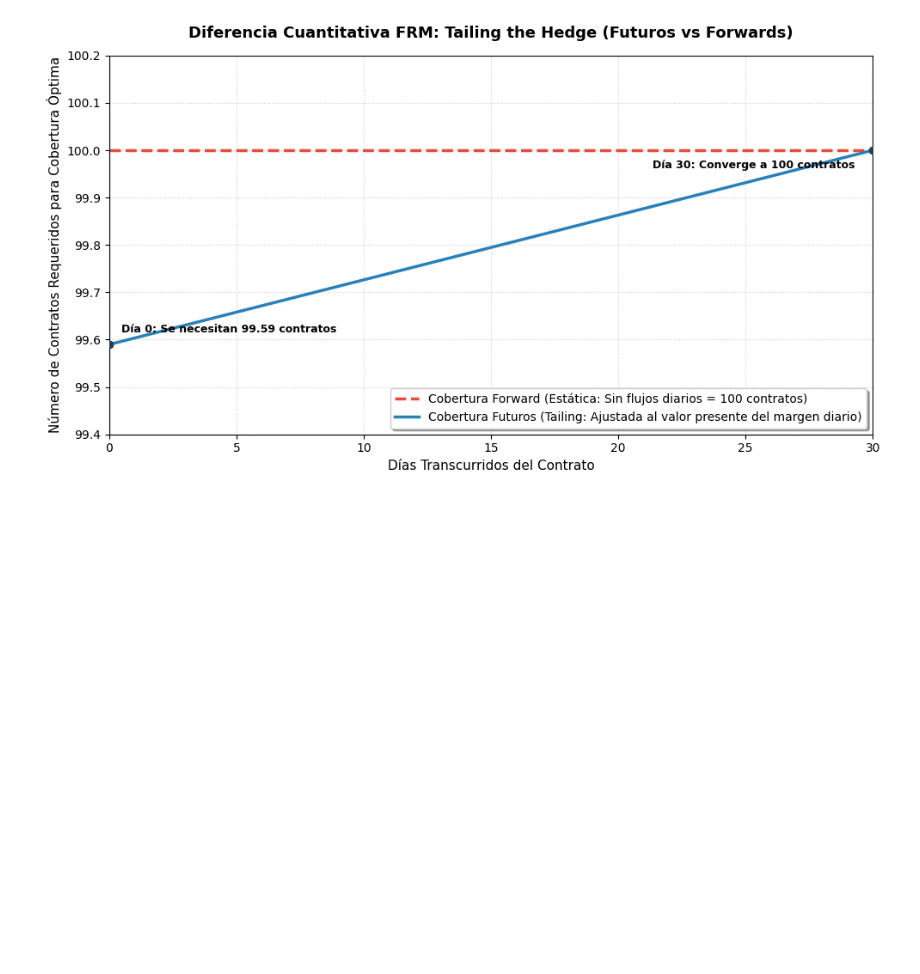
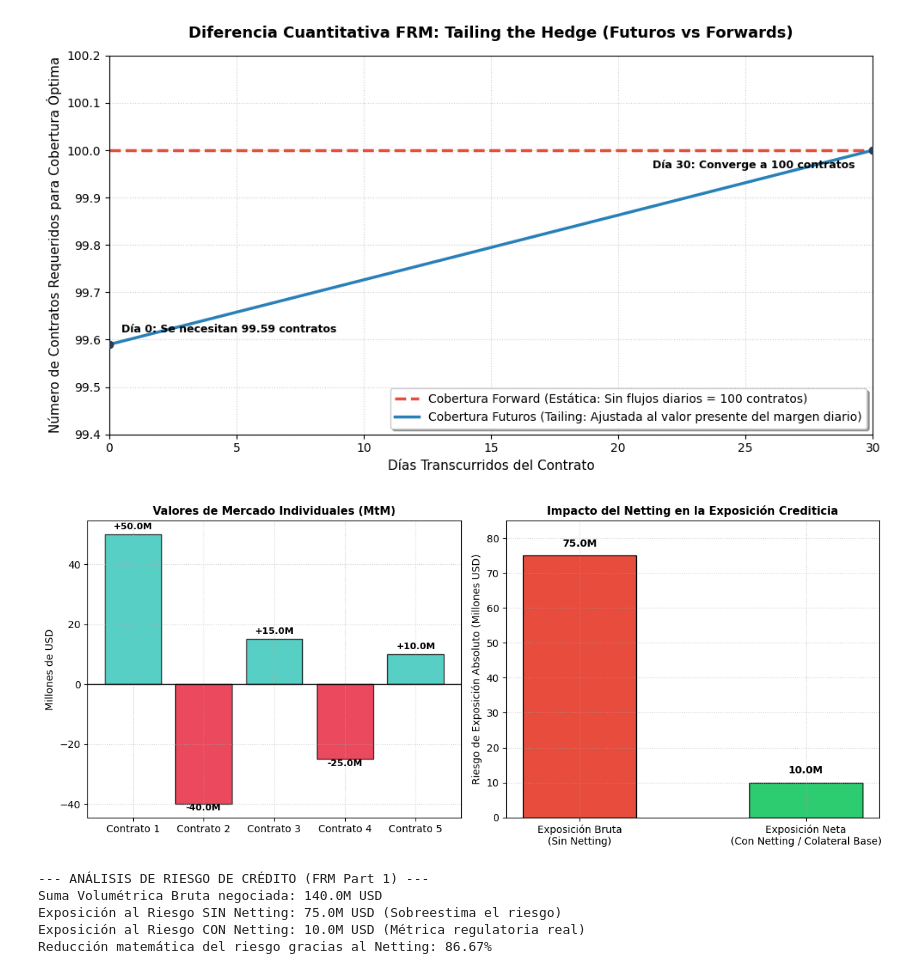
Before and after one commit to ADRIANVM117/quant-research-notes, a Jupyter notebook: financial_markets_and_prducts/exchanges_and_otc_markets.ipynb, the cells around one changed output. Cells and saved outputs as stored; diff of their text form; code cells hidden in the pictures; blank space fills up the shorter version.

```diff
--- a/financial_markets_and_prducts/exchanges_and_otc_markets.ipynb
+++ b/financial_markets_and_prducts/exchanges_and_otc_markets.ipynb
@@ -62,3 +62,76 @@ plt.tight_layout()
 plt.show()
 # %% [output]
 [figure]
+# %%
+import numpy as np
+import matplotlib.pyplot as plt
+
+# --- 1. DEFINICIÓN DE LA CARTERA DE DERIVADOS (Banco X con Banco Y) ---
+# Valores de mercado actuales (Mark-to-Market) de 5 contratos OTC para el Banco X.
+# Valores positivos: El Banco Y le debe al Banco X.
+# Valores negativos: El Banco X le debe al Banco Y.
+valores_contratos = np.array([50.0, -40.0, 15.0, -25.0, 10.0]) # Cifras en Millones USD
+nombres_contratos = [f'Contrato {i+1}' for i in range(len(valores_contratos))]
+
+# --- 2. CÁLCULO DE EXPOSICIÓN SIN NETTING (Enfoque Bruto Contractual) ---
+# Sin netting, los contratos negativos NO compensan a los positivos.
+# El riesgo se calcula individualmente: si es positivo sumamos el riesgo, si es negativo el riesgo es 0.
+exposiciones_individuales = np.maximum(valores_contratos, 0)
+exposicion_bruta_total = np.sum(exposiciones_individuales)
+
+# --- 3. CÁLCULO DE EXPOSICIÓN CON NETTING (Enfoque Agregado de Cartera) ---
+# Con netting (legalmente respaldado por un acuerdo ISDA/CSA), sumamos algebraicamente
+# todos los contratos primero, y al resultado final le aplicamos el piso de cero.
+suma_neta_cartera = np.sum(valores_contratos)
+exposicion_neta_total = max(suma_neta_cartera, 0)
+
+# El colateral que se va a pedir/entregar se calcula sobre esta exposición neta.
+colateral_requerido = exposicion_neta_total
+
+# --- 4. VISUALIZACIÓN DEL IMPACTO EN EL RIESGO DE CRÉDITO ---
+fig, (ax1, ax2) = plt.subplots(1, 2, figsize=(12, 5))
+
+# Gráfica 1: El valor de los contratos individuales en los libros
+colores = ['#2ec4b6' if v > 0 else '#e71d36' for v in valores_contratos]
+ax1.bar(nombres_contratos, valores_contratos, color=colores, edgecolor='black', alpha=0.8)
+ax1.axhline(0, color='black', linewidth=1)
+ax1.set_title('Valores de Mercado Individuales (MtM)', fontsize=11, fontweight='bold')
+ax1.set_ylabel('Millones de USD')
+ax1.grid(True, linestyle=':', alpha=0.6)
+
+# Añadir etiquetas de valor sobre las barras
+for bar in ax1.patches:
+    yval = bar.get_height()
+    ax1.text(bar.get_x() + bar.get_width()/2, yval + (1 if yval > 0 else -3), f'{yval:+.1f}M', ha='center', va='bottom', fontsize=9, fontweight='bold')
+
+# Gráfica 2: Comparación del Riesgo que ve el Administrador de Riesgos
+enfoques = ['Exposición Bruta\n(Sin Netting)', 'Exposición Neta\n(Con Netting / Colateral Base)']
+valores_exposicion = [exposicion_bruta_total, exposicion_neta_total]
+
+ax2.bar(enfoques, valores_exposicion, color=['#e74c3c', '#2ecc71'], edgecolor='black', width=0.5)
+ax2.set_title('Impacto del Netting en la Exposición Crediticia', fontsize=11, fontweight='bold')
+ax2.set_ylabel('Riesgo de Exposición Absoluto (Millones USD)')
+ax2.set_ylim(0, exposicion_bruta_total + 10)
+ax2.grid(True, linestyle=':', alpha=0.6)
+
+# Añadir etiquetas de valor sobre las barras de exposición
+for bar in ax2.patches:
+    yval = bar.get_height()
+    ax2.text(bar.get_x() + bar.get_width()/2, yval + 2, f'{yval:.1f}M', ha='center', va='bottom', fontsize=10, fontweight='bold')
+
+plt.tight_layout()
+plt.show()
+
+# --- 5. IMPRESIÓN DE MÉTRICAS CLAVE PARA EL REPASO QUANTE ---
+print(f"--- ANÁLISIS DE RIESGO DE CRÉDITO (FRM Part 1) ---")
+print(f"Suma Volumétrica Bruta negociada: {np.sum(np.abs(valores_contratos))}M USD")
+print(f"Exposición al Riesgo SIN Netting: {exposicion_bruta_total}M USD (Sobreestima el riesgo)")
+print(f"Exposición al Riesgo CON Netting: {exposicion_neta_total}M USD (Métrica regulatoria real)")
+print(f"Reducción matemática del riesgo gracias al Netting: {((exposicion_bruta_total - exposicion_neta_total)/exposicion_bruta_total)*100:.2f}%")
+# %% [output]
+[figure, added]
+--- ANÁLISIS DE RIESGO DE CRÉDITO (FRM Part 1) ---
+Suma Volumétrica Bruta negociada: 140.0M USD
+Exposición al Riesgo SIN Netting: 75.0M USD (Sobreestima el riesgo)
+Exposición al Riesgo CON Netting: 10.0M USD (Métrica regulatoria real)
+Reducción matemática del riesgo gracias al Netting: 86.67%
```
